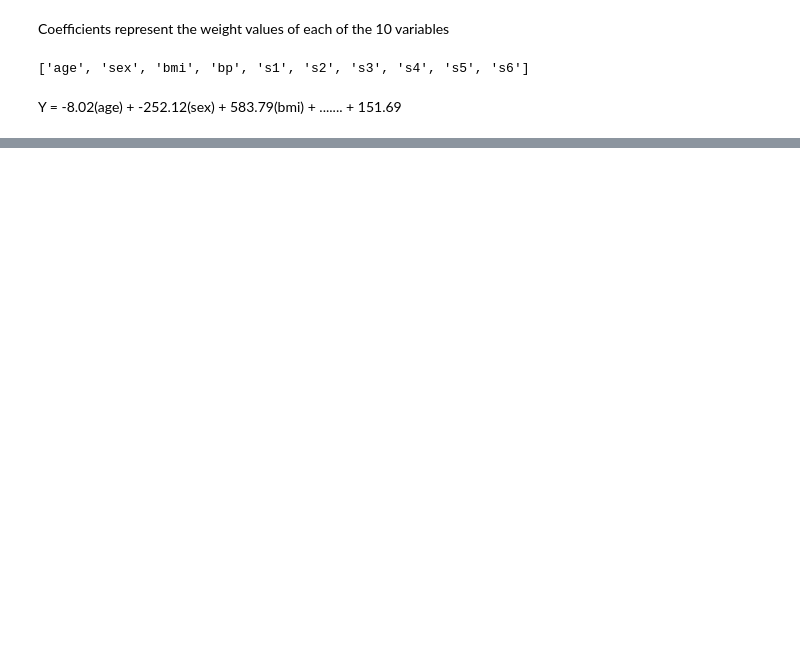
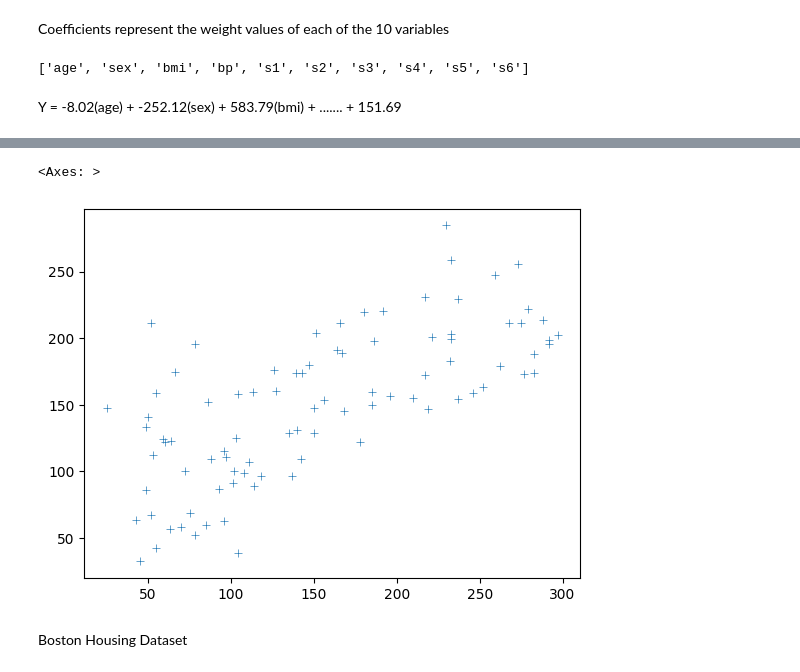
Before and after one commit to kendall-lucas25/practice_model, a Jupyter notebook: practice_model.ipynb, the cells around one changed output, grey strips where cells are left out. Saved outputs shown, nothing was run; the diff lists cells and outputs as text; code cells hidden in the pictures; blank space fills up the shorter version.

```diff
--- a/practice_model.ipynb
+++ b/practice_model.ipynb
@@ -133,0 +174,7 @@ Y = -8.02(age) + -252.12(sex) + 583.79(bmi) + ....... + 151.69
+# %%
+sns.scatterplot(x = y_test, y = y_pred, marker = '+')
+# %% [output]
+<Axes: >
+[figure, added]
+# %% [markdown]
+Boston Housing Dataset
```
Also changed, not shown: parts of 26 cells of this notebook.
